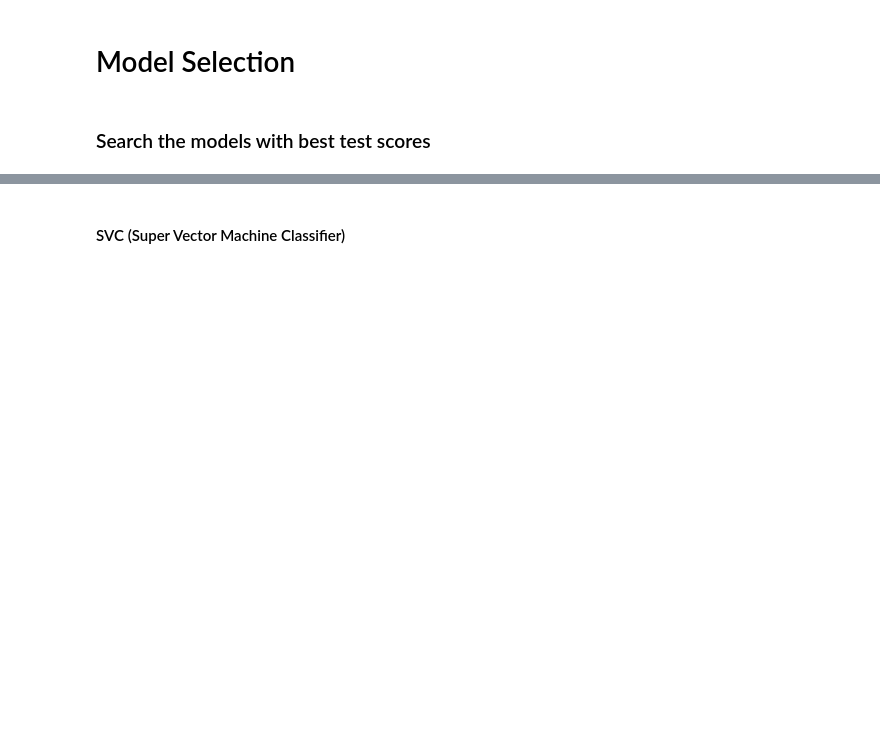
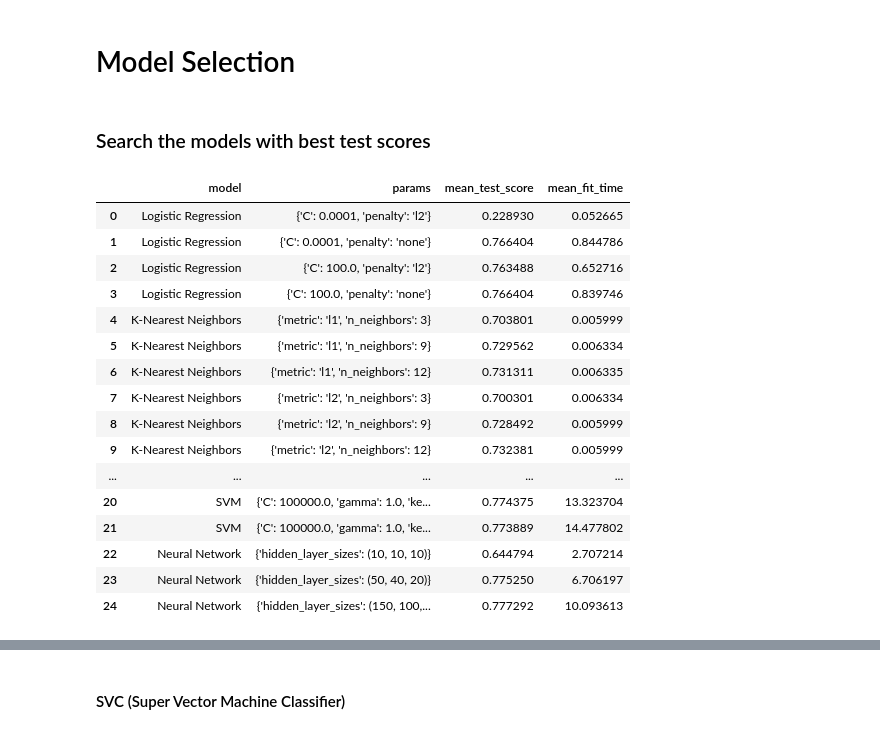
Before and after one commit to alejomaar/machine-learning, a Jupyter notebook: clasification/Google Art and Culture/notebooks/classification.ipynb, the cells around one changed output, grey strips where cells are left out. Cells and saved outputs as stored; diff of their text form; code cells hidden in the pictures; blank space fills up the shorter version.

```diff
--- a/clasification/Google Art and Culture/notebooks/classification.ipynb
+++ b/clasification/Google Art and Culture/notebooks/classification.ipynb
@@ -111 +158,21 @@ models_df = modelPipeline(X,y)
+# %%
+models_df2
+# %% [output]
+|  | model | params | mean_test_score | mean_fit_time |
+| 0 | Logistic Regression | {'C': 0.0001, 'penalty': 'l2'} | 0.228930 | 0.052665 |
+| 1 | Logistic Regression | {'C': 0.0001, 'penalty': 'none'} | 0.766404 | 0.844786 |
+| 2 | Logistic Regression | {'C': 100.0, 'penalty': 'l2'} | 0.763488 | 0.652716 |
+| 3 | Logistic Regression | {'C': 100.0, 'penalty': 'none'} | 0.766404 | 0.839746 |
+| 4 | K-Nearest Neighbors | {'metric': 'l1', 'n_neighbors': 3} | 0.703801 | 0.005999 |
+| 5 | K-Nearest Neighbors | {'metric': 'l1', 'n_neighbors': 9} | 0.729562 | 0.006334 |
+| 6 | K-Nearest Neighbors | {'metric': 'l1', 'n_neighbors': 12} | 0.731311 | 0.006335 |
+| 7 | K-Nearest Neighbors | {'metric': 'l2', 'n_neighbors': 3} | 0.700301 | 0.006334 |
+| 8 | K-Nearest Neighbors | {'metric': 'l2', 'n_neighbors': 9} | 0.728492 | 0.005999 |
+| 9 | K-Nearest Neighbors | {'metric': 'l2', 'n_neighbors': 12} | 0.732381 | 0.005999 |
+| ... | ... | ... | ... | ... |
+| 20 | SVM | {'C': 100000.0, 'gamma': 1.0, 'ke... | 0.774375 | 13.323704 |
+| 21 | SVM | {'C': 100000.0, 'gamma': 1.0, 'ke... | 0.773889 | 14.477802 |
+| 22 | Neural Network | {'hidden_layer_sizes': (10, 10, 10)} | 0.644794 | 2.707214 |
+| 23 | Neural Network | {'hidden_layer_sizes': (50, 40, 20)} | 0.775250 | 6.706197 |
+| 24 | Neural Network | {'hidden_layer_sizes': (150, 100,... | 0.777292 | 10.093613 |
 # %%
```
Also changed, not shown: parts of 17 cells of this notebook.
